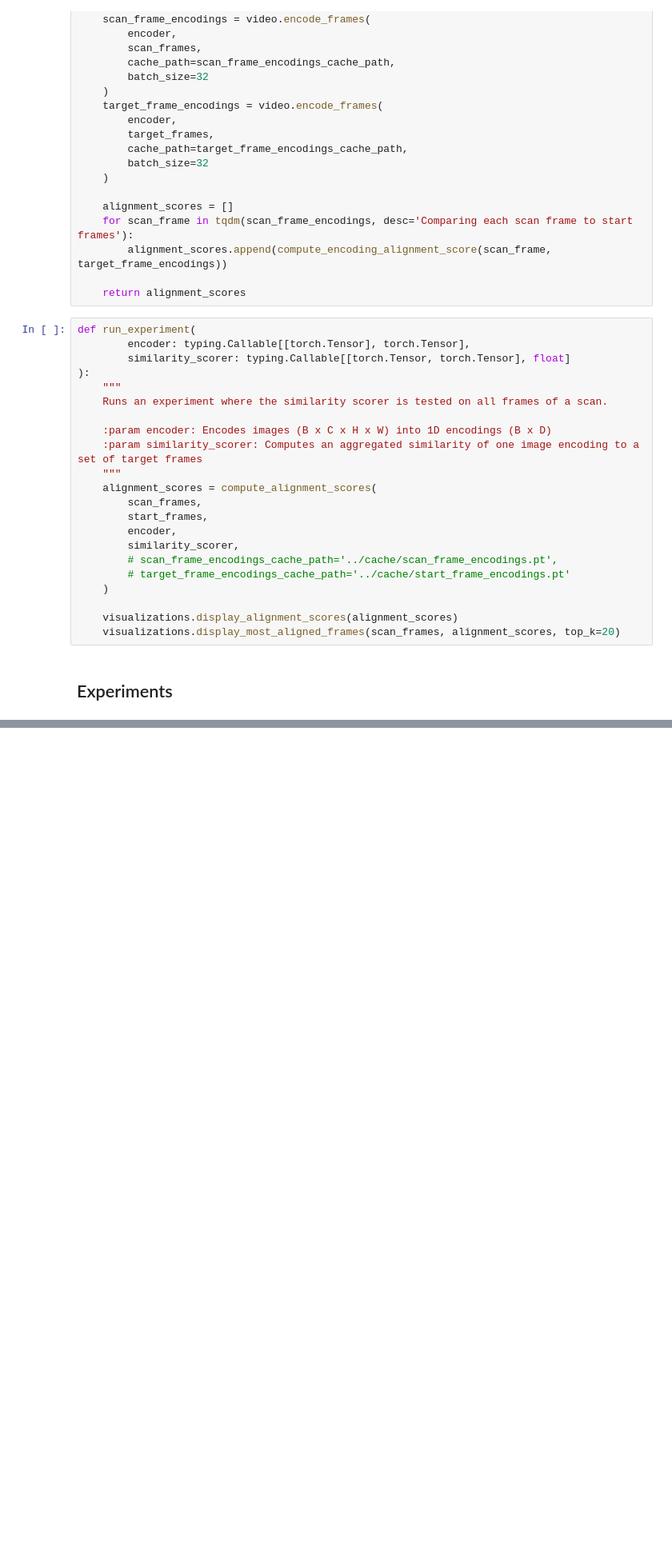
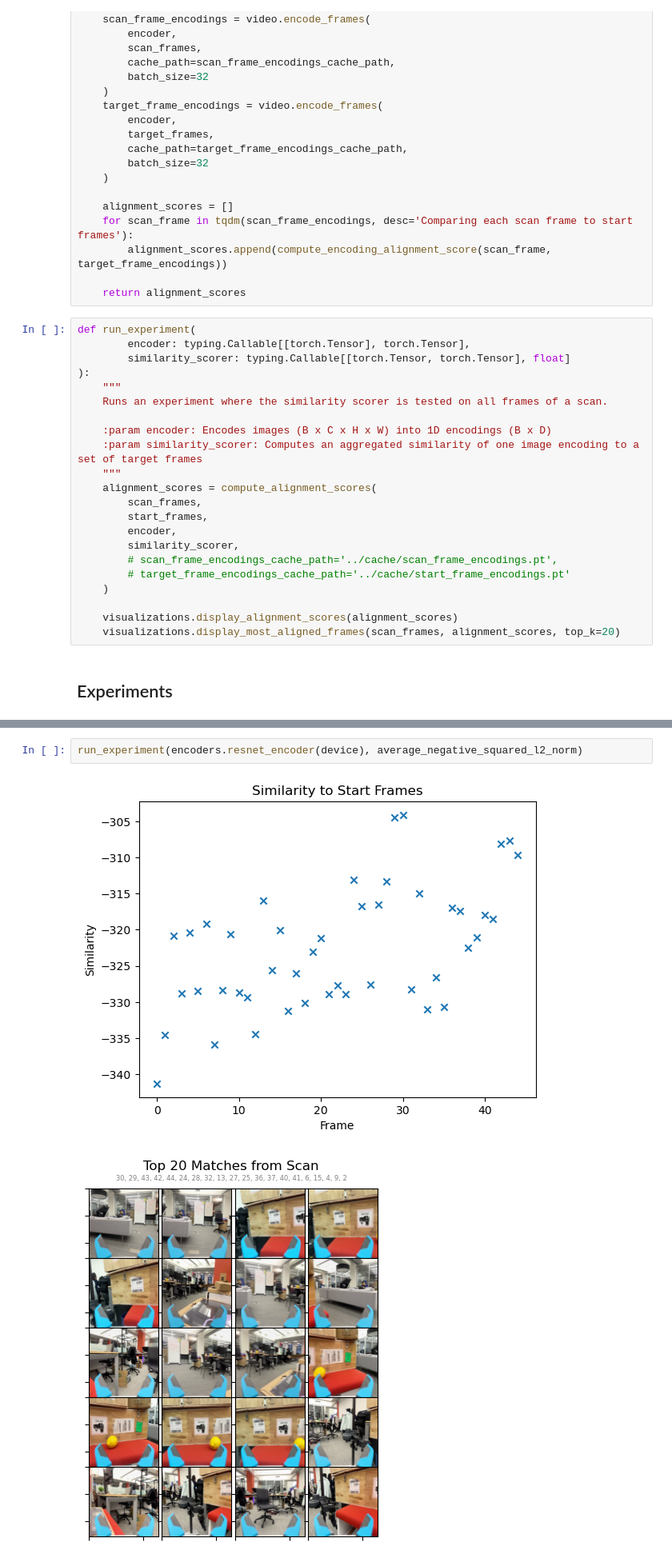
Before and after one commit to jaron-cui/camera-frame-alignment, a Jupyter notebook: src/experiments.ipynb, the cells around one changed output, grey strips where cells are left out. Shown at 80% size. Cells and saved outputs as stored; diff of their text form; blank space fills up the shorter version.

```diff
--- a/src/experiments.ipynb
+++ b/src/experiments.ipynb
@@ -109,0 +131,5 @@ run_experiment(encoders.clip_encoder(device), average_cosine_similarity)
+# %%
+run_experiment(encoders.resnet_encoder(device), average_negative_squared_l2_norm)
+# %% [output]
+[figure, added]
+[figure, added]
```
Also changed, not shown: parts of 9 cells of this notebook, 7 other files.
